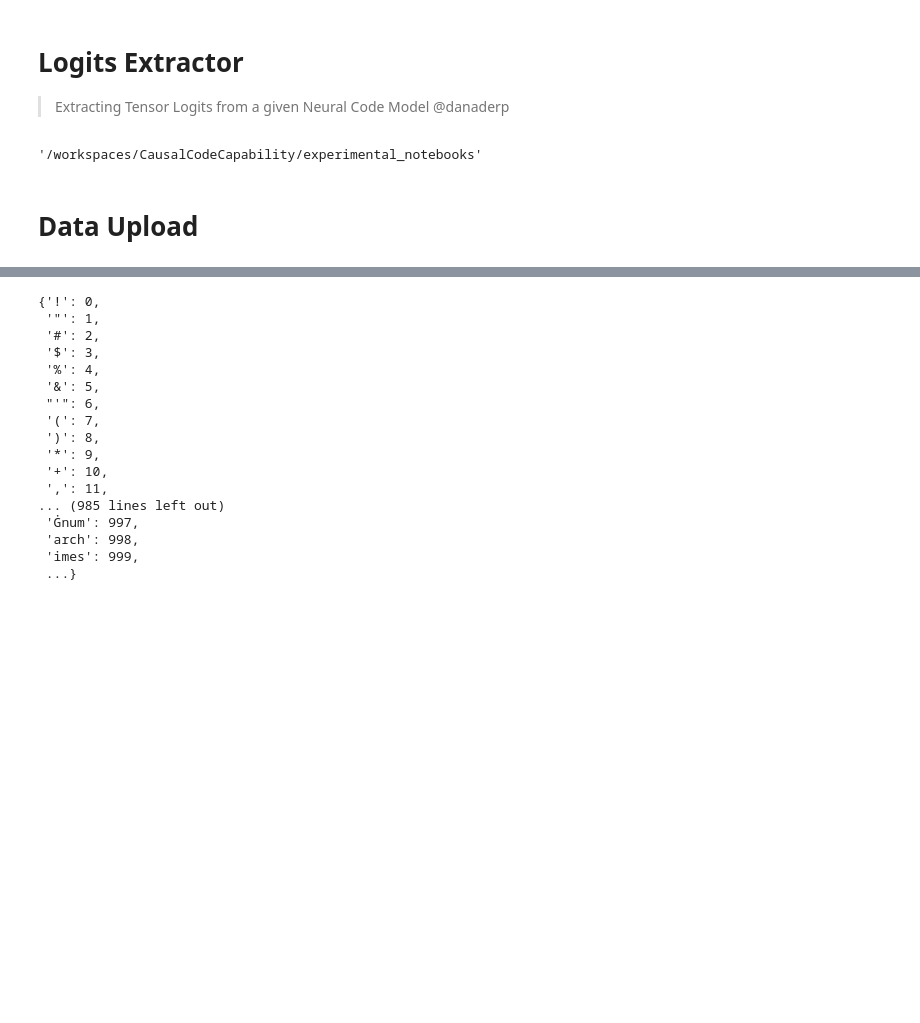
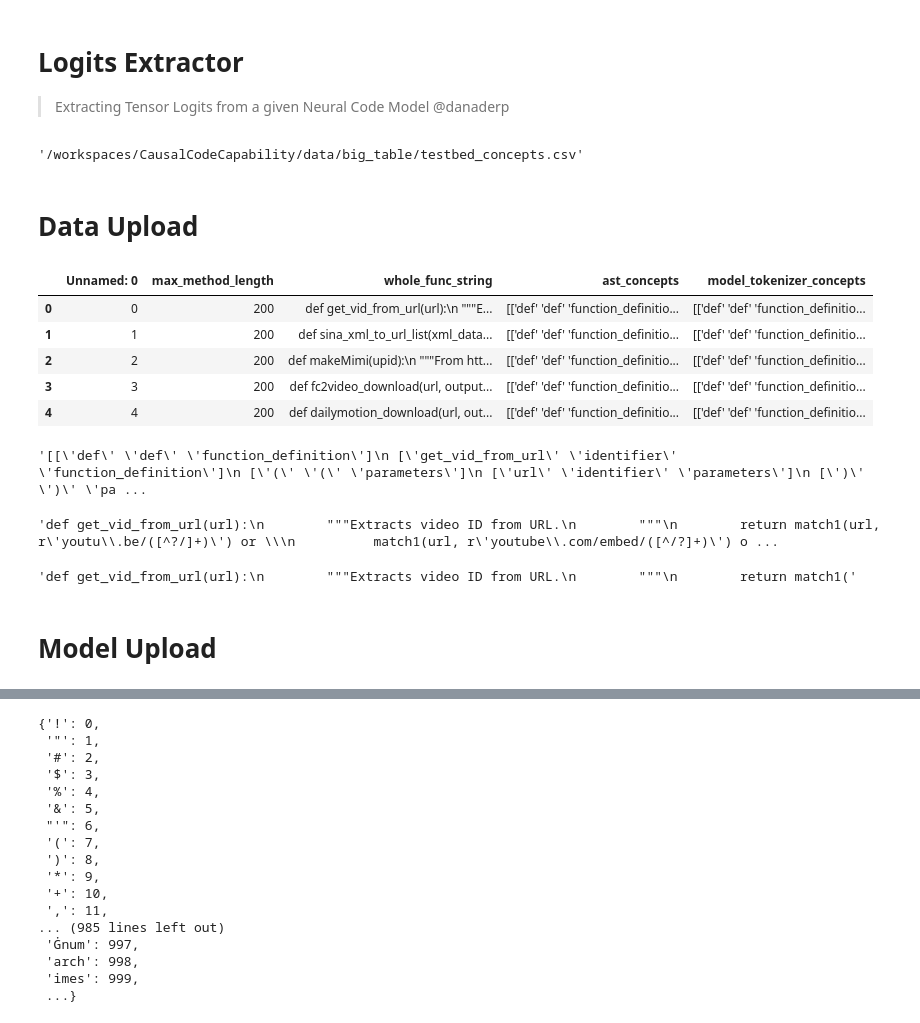
Before and after one commit to WM-SEMERU/CodeSyntaxConcept, a Jupyter notebook: experimental_notebooks/logits_extractor.ipynb, the cells around one changed output, grey strips where cells are left out. Drawn from its saved outputs; the diff is of its cells as text; code cells hidden in the pictures; blank space fills up the shorter version.

Commit message:
updated experiments with min, max and actual cases

```diff
--- a/experimental_notebooks/logits_extractor.ipynb
+++ b/experimental_notebooks/logits_extractor.ipynb
@@ -56,14 +61,42 @@ Wed Nov 23 14:51:50 2022
 # %%
 def params():
     return {
-                'big_table_path' : '/workspaces/CausalCodeCapability/data/'
+            'big_table_path' : '/workspaces/CausalCodeCapability/data/big_table/testbed_concepts.csv',
+            'hf_model' : 'EleutherAI/gpt-neo-1.3B'
 }
-# %%
-pwd
-# %% [output]
-'/workspaces/CausalCodeCapability/experimental_notebooks'
+# %%
+#pwd
+parameters = params()
+parameters['big_table_path']
+# %% [output]
+'/workspaces/CausalCodeCapability/data/big_table/testbed_concepts.csv'
 # %% [markdown]
 # Data Upload
+# %%
+data_pd = pd.read_csv( parameters['big_table_path'] )
+# %%
+data_pd.head(5)
+# %% [output]
+|  | Unnamed: 0 | max_method_length | whole_func_string | ast_concepts | model_tokenizer_concepts |
+| 0 | 0 | 200 | def get_vid_from_url(url):\n """E... | [['def' 'def' 'function_definitio... | [['def' 'def' 'function_definitio... |
+| 1 | 1 | 200 | def sina_xml_to_url_list(xml_data... | [['def' 'def' 'function_definitio... | [['def' 'def' 'function_definitio... |
+| 2 | 2 | 200 | def makeMimi(upid):\n """From htt... | [['def' 'def' 'function_definitio... | [['def' 'def' 'function_definitio... |
+| 3 | 3 | 200 | def fc2video_download(url, output... | [['def' 'def' 'function_definitio... | [['def' 'def' 'function_definitio... |
+| 4 | 4 | 200 | def dailymotion_download(url, out... | [['def' 'def' 'function_definitio... | [['def' 'def' 'function_definitio... |
+# %%
+data_pd.ast_concepts.values[0]
+# %% [output]
+'[[\'def\' \'def\' \'function_definition\']\n [\'get_vid_from_url\' \'identifier\' \'function_definition\']\n [\'(\' \'(\' \'parameters\']\n [\'url\' \'identifier\' \'parameters\']\n [\')\' \')\' \'pa ...
+# %%
+data_pd.whole_func_string.values[0]
+# %% [output]
+'def get_vid_from_url(url):\n        """Extracts video ID from URL.\n        """\n        return match1(url, r\'youtu\\.be/([^?/]+)\') or \\\n          match1(url, r\'youtube\\.com/embed/([^/?]+)\') o ...
+# %%
+data_pd.whole_func_string.values[0][:100]
+# %% [output]
+'def get_vid_from_url(url):\n        """Extracts video ID from URL.\n        """\n        return match1('
+# %% [markdown]
+# Model Upload
 # %%
 from transformers import AutoTokenizer, AutoModelForCausalLM
 from transformers import pipeline
```
Also changed, not shown: parts of 55 cells of this notebook.
